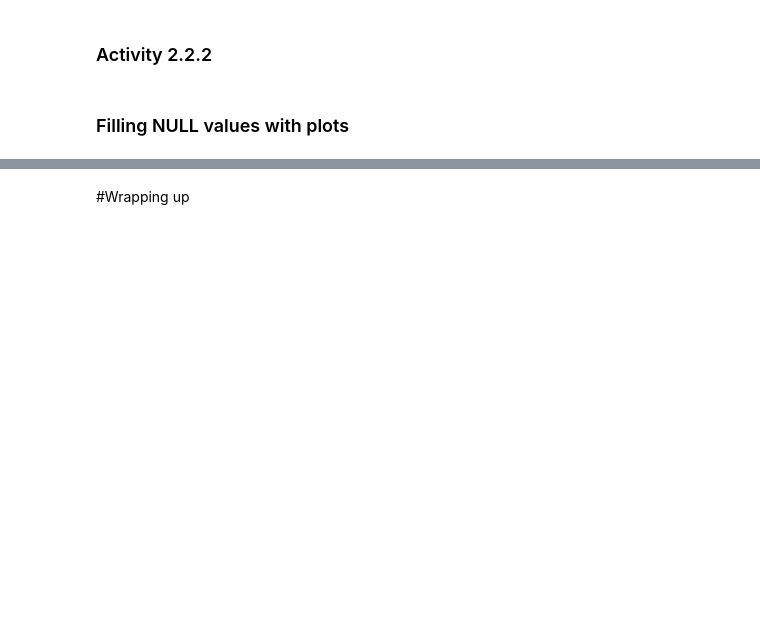
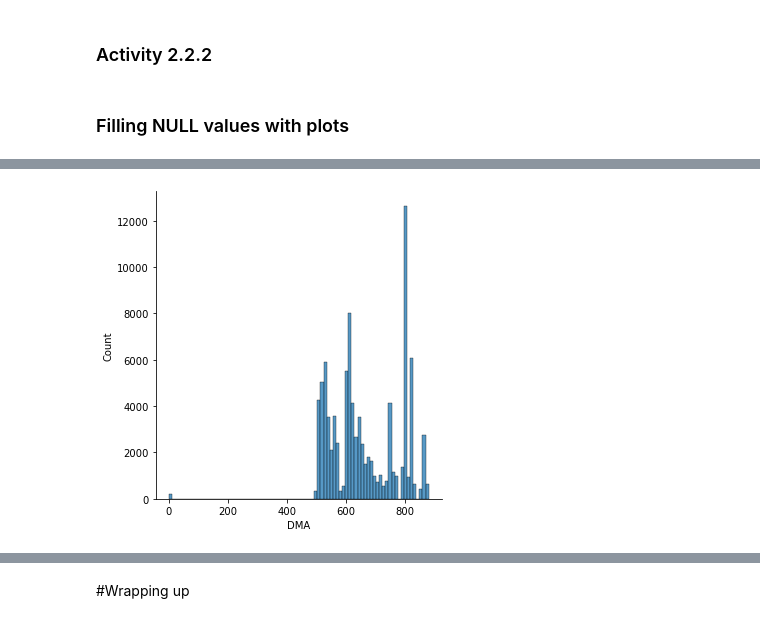
Before and after one commit to cargide/lab-revisiting-machine-learning, a Jupyter notebook: L. 7.01 7.02 original.ipynb, the cells around one changed output, grey strips where cells are left out. Drawn from its saved outputs; the diff is of its cells as text; code cells hidden in the pictures; blank space fills up the shorter version.

```diff
--- a/L. 7.01 7.02 original.ipynb
+++ b/L. 7.01 7.02 original.ipynb
@@ -600,0 +1081,2 @@ ADD HERE CODE FOR LAB 2
+# %%
+numerical['ADI'] = numerical['ADI'].fillna(np.floor(np.mean(numerical['ADI'])))
@@ -600,0 +1100,5 @@ ADD HERE CODE FOR LAB 2
+# %%
+sns.displot(numerical[numerical['DMA'].isna()==False]['DMA']) # looks at the distribution of the non NA values
+plt.show()
+# %% [output]
+[figure, added]
```
Also changed, not shown: parts of 83 cells of this notebook, 1 other file.
